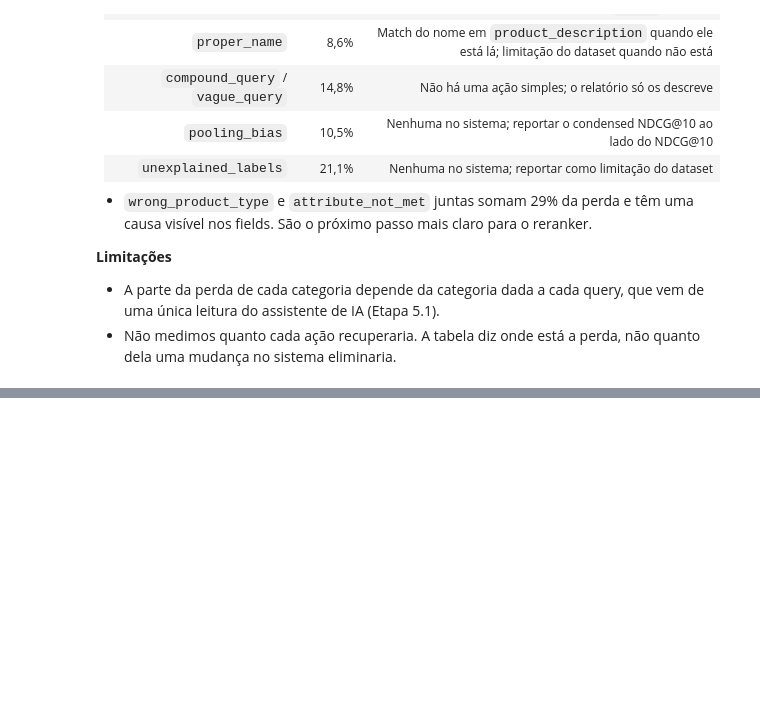
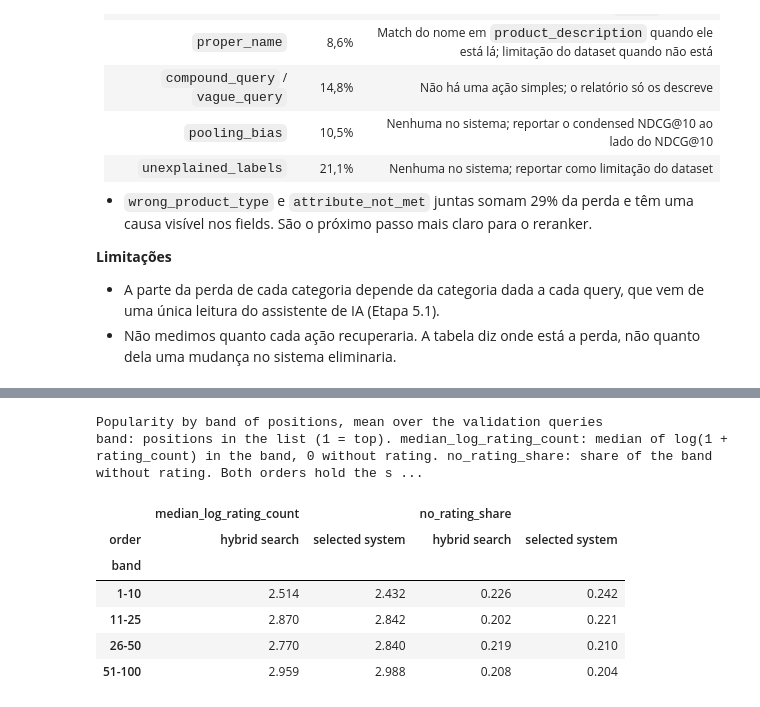
Before and after one commit to lubepe/ml_challenge, a Jupyter notebook: notebooks/07_error_analysis.ipynb, the cells around one changed output, grey strips where cells are left out. Cells and saved outputs as stored; diff of their text form; code cells hidden in the pictures; blank space fills up the shorter version.

```diff
--- a/notebooks/07_error_analysis.ipynb
+++ b/notebooks/07_error_analysis.ipynb
@@ -970,0 +1097,21 @@ share_of_total_loss_pct: sum of (1 - NDCG@10) over the queries of the category d
+# %%
+band_rows = []
+for query_id in validation_queries["query_id"]:
+    for order, ranked in (("hybrid search", candidates_by_query[query_id]), ("selected system", selected_by_query[query_id])):
+        bands = error_analysis.popularity_by_band(ranked[:ranking.CANDIDATES_K], popularity)
+        band_rows.append(bands.assign(order=order, query_id=query_id).reset_index())
+popularity_by_band = (pd.concat(band_rows).groupby(["band", "order"])[["median_log_rating_count", "no_rating_share"]]
+                      .mean().unstack("order").reindex([f"{first}-{last}" for first, last in error_analysis.POPULARITY_BANDS]))
+plots.table(popularity_by_band, "Popularity by band of positions, mean over the validation queries", precision=3,
+            note="band: positions in the list (1 = top). median_log_rating_count: median of log(1 + rating_count) in the band, "
+                 "0 without rating. no_rating_share: share of the band without rating. Both orders hold the same 100 candidates.")
+# %% [output]
+Popularity by band of positions, mean over the validation queries
+band: positions in the list (1 = top). median_log_rating_count: median of log(1 + rating_count) in the band, 0 without rating. no_rating_share: share of the band without rating. Both orders hold the s ...
+|  | median_log_rating_count |  | no_rating_share |  |
+| order | hybrid search | selected system | hybrid search | selected system |
+| band |  |  |  |  |
+| 1-10 | 2.514 | 2.432 | 0.226 | 0.242 |
+| 11-25 | 2.870 | 2.842 | 0.202 | 0.221 |
+| 26-50 | 2.770 | 2.840 | 0.219 | 0.210 |
+| 51-100 | 2.959 | 2.988 | 0.208 | 0.204 |
```
Also changed, not shown: parts of 17 cells of this notebook, 4 other files.
